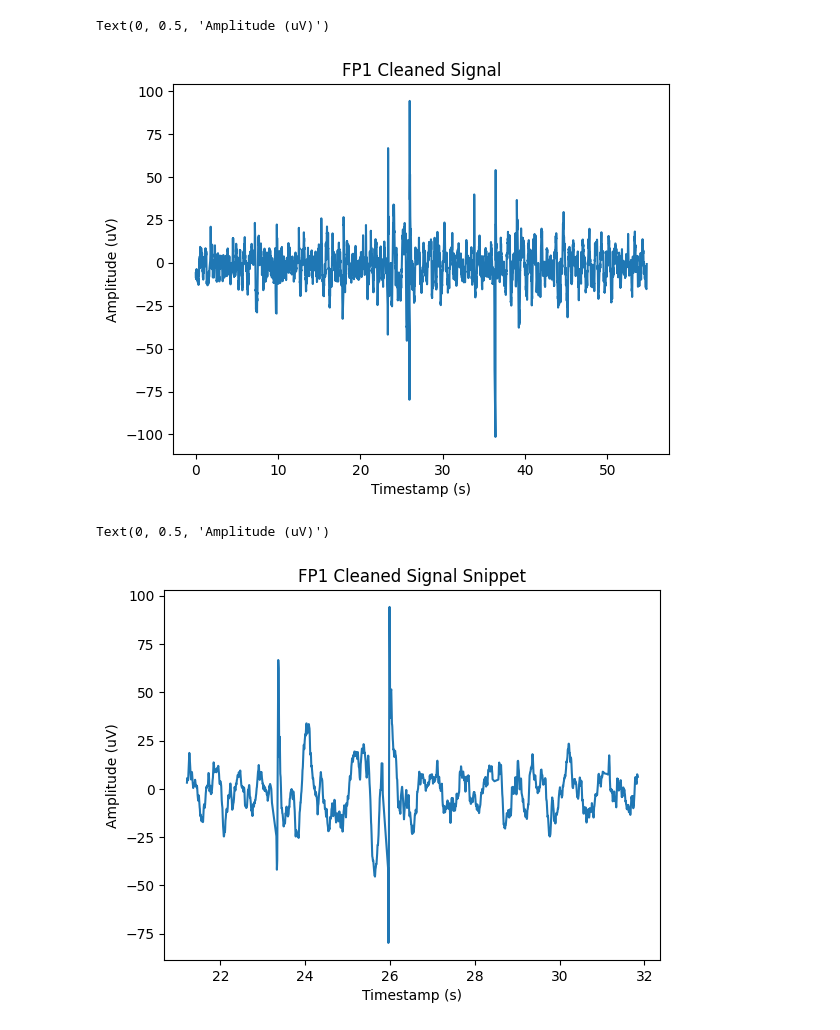
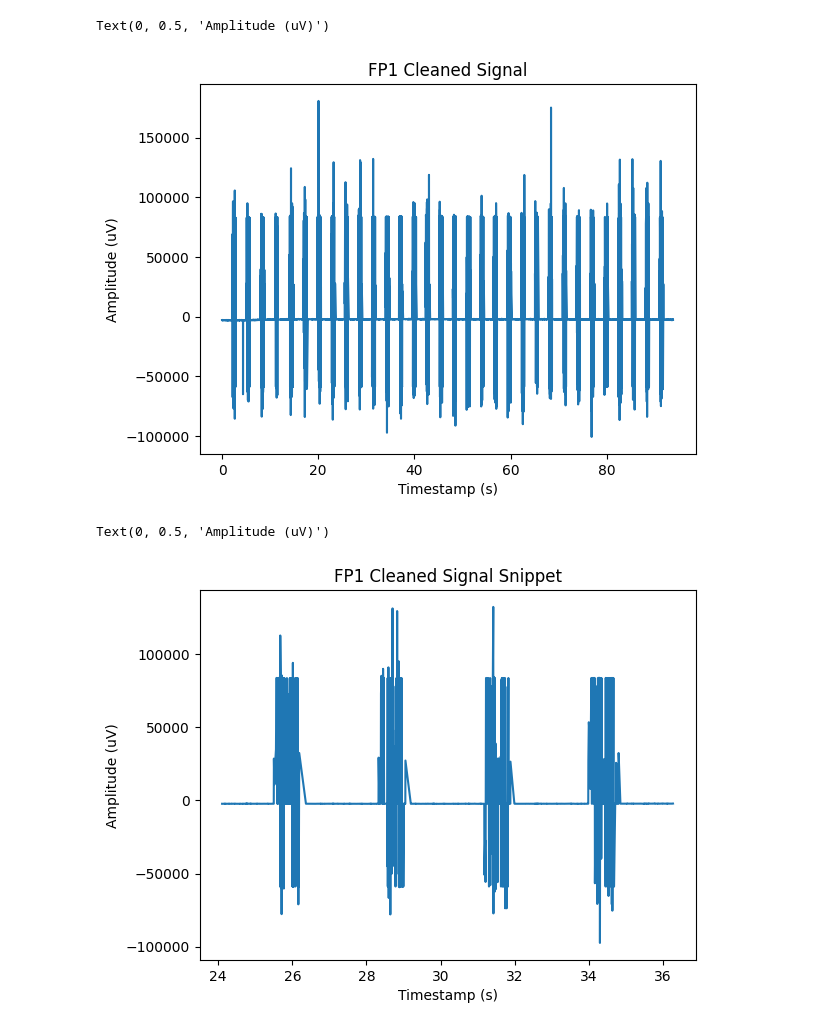
Before and after one commit to enriquearandajr/Brain-DJ-Interface-Remixed, a Jupyter notebook: notebooks/data_filtering.ipynb, the cells around one changed output. Cells and saved outputs as stored; diff of their text form; code cells hidden in the pictures.

```diff
--- a/notebooks/data_filtering.ipynb
+++ b/notebooks/data_filtering.ipynb
@@ -9,5 +15,5 @@ from scipy.signal import butter, sosfiltfilt, sosfreqz
 # %%
-music_df = pd.read_csv('data/trial data/Aranza_with_music.csv')
-music_df['timestamp'] = music_df['timestamp'] - music_df['timestamp'].iloc[0]
-music_df.head()
+music_eeg_df = pd.read_csv(os.path.join(_rootDir, 'data', 'raw', 'enrique526_DB-BMI_trial0_taylor swift - lavender haze_eeg.csv'))
+music_eeg_df['timestamp_s'] = music_eeg_df['timestamp_s'] - music_eeg_df['timestamp_s'].iloc[0]
+music_eeg_df.head()
 # %% [output]
@@ -43,11 +60,11 @@ Channel 16 is O2
 # rename channels to electrode placement
 
 for i in range(len(channels)):
-    music_df.rename(columns={f'ch{i+1}': channels[i]}, inplace=True)
+    music_eeg_df.rename(columns={f'ch{i+1}_uV': channels[i]}, inplace=True)
     # center data by subtracting mean
 
-    print(f'{channels[i]} mean: {music_df[f"{channels[i]}"].mean()}')
-    music_df[f'{channels[i]}'] = music_df[f'{channels[i]}'] - music_df[f'{channels[i]}'].mean()
+    print(f'{channels[i]} mean: {music_eeg_df[f"{channels[i]}"].mean()}')
+    music_eeg_df[f'{channels[i]}'] = music_eeg_df[f'{channels[i]}'] - music_eeg_df[f'{channels[i]}'].mean()
 
-print(music_df.head())
+print(music_eeg_df.head())
 # %% [output]
@@ -118,9 +164,9 @@ for i in range(len(channels)):
 # %%
 # after dropping last 10 seconds due to movement
-music_df = music_df.iloc[:-10*fs]
+music_eeg_df = music_eeg_df.iloc[:-10*fs]
 fig, axes = plt.subplots(16,1, figsize=(20,20), sharex=True)
 for i in range(len(channels)):
-    axes[i-1].plot(music_df['timestamp'], music_df[f'{channels[i]}'])
+    axes[i-1].plot(music_eeg_df['timestamp_s'], music_eeg_df[f'{channels[i]}'])
     axes[i-1].set_title(f'{channels[i]} Raw Signal Snipped')
     # axes[i-1].set_xlabel('Timestamp (s)')
     axes[i-1].set_ylabel('Amplitude (uV)')
@@ -139,23 +185,23 @@ Text(0, 0.5, 'Amplitude (uV)')
 # now cleaning the eeg data with the butterworth bandpass filter
 # print(music_df.iloc[:,1:].values)
 # numpy array of shape (17906, 16) where each column is a channel and each row is a time point
-cleaned_music_df = butter_bandpass_filter(music_df.iloc[:,1:].values, lowcut, highcut, fs, order=2)
-cleaned_music_df_normalized = cleaned_music_df / np.max(np.abs(cleaned_music_df)) * np.max(np.abs(music_df.iloc[:,1:].values))
+cleaned_music_df = butter_bandpass_filter(music_eeg_df.iloc[:,1:].values, lowcut, highcut, fs, order=2)
+cleaned_music_df_normalized = cleaned_music_df / np.max(np.abs(cleaned_music_df)) * np.max(np.abs(music_eeg_df.iloc[:,1:].values))
 
 
-plt.plot(music_df['timestamp'], cleaned_music_df_normalized[:,15])
+plt.plot(music_eeg_df['timestamp_s'], cleaned_music_df_normalized[:,15])
 plt.title('FP1 Cleaned Signal')
 plt.xlabel('Timestamp (s)')
 plt.ylabel('Amplitude (uV)')
 # %% [output]
 Text(0, 0.5, 'Amplitude (uV)')
-[figure, old version]
+[figure, new version]
 # %%
 # get middle of the signal, from 10 to 30 seconds
-plt.plot(music_df['timestamp'][10*fs:15*fs], cleaned_music_df_normalized[10*fs:15*fs,15])
+plt.plot(music_eeg_df['timestamp_s'][10*fs:15*fs], cleaned_music_df_normalized[10*fs:15*fs,15])
 plt.title('FP1 Cleaned Signal Snippet')
 plt.xlabel('Timestamp (s)')
 plt.ylabel('Amplitude (uV)')
 # %% [output]
 Text(0, 0.5, 'Amplitude (uV)')
-[figure, old version]
+[figure, new version]
```
Also changed, not shown: parts of 11 cells of this notebook, 2 other files.
